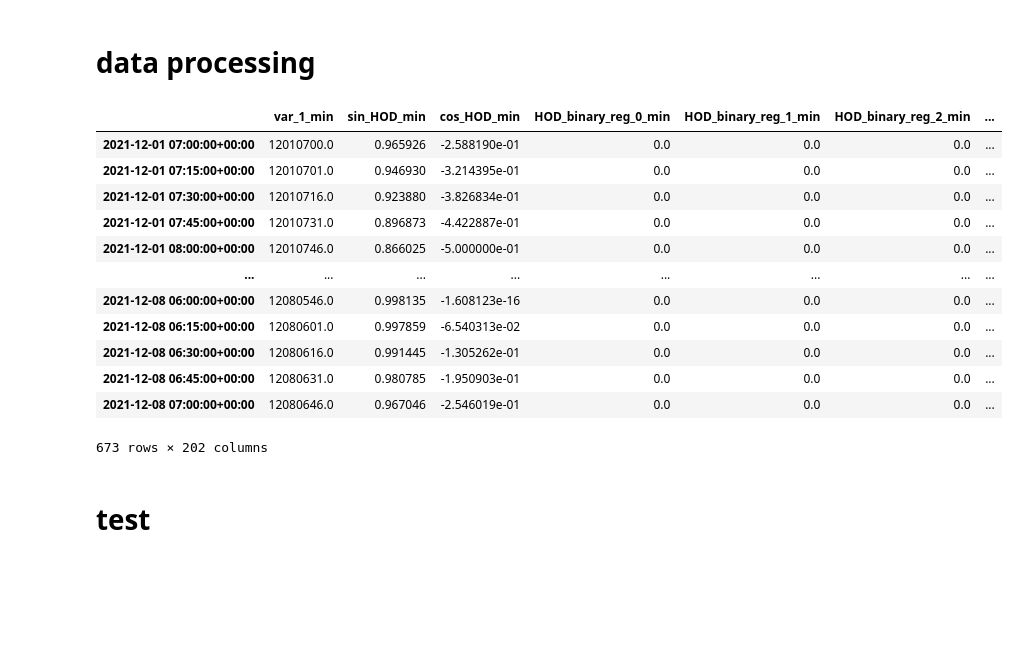
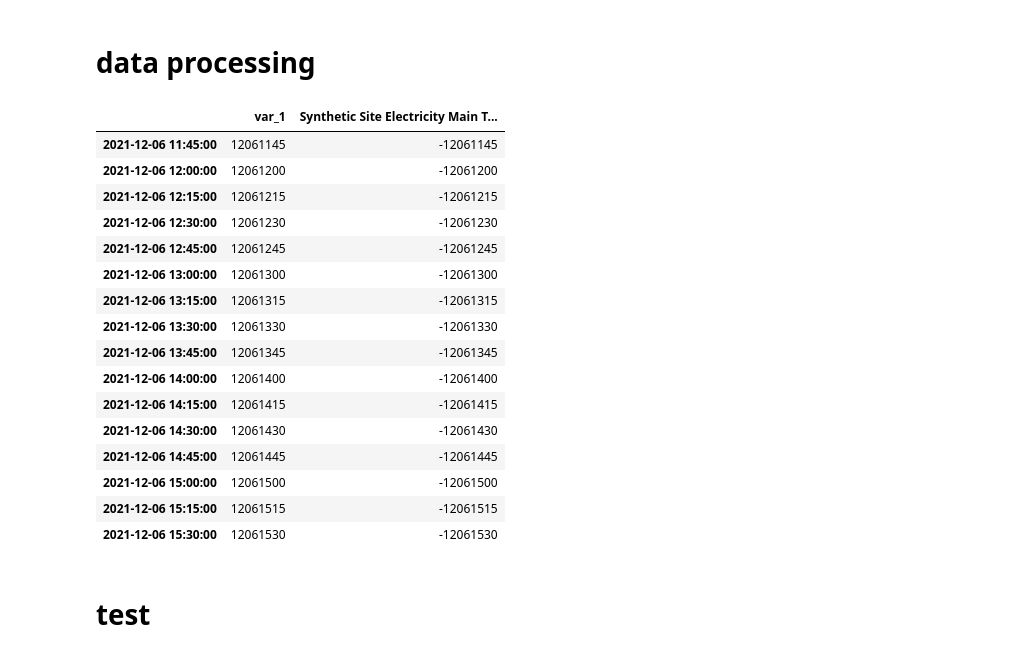
Before and after one commit to NREL/Wattile, a Jupyter notebook: notebooks/exploratory/data_processing_window_width_calc.ipynb, the cells around one changed output. Saved outputs shown, nothing was run; the diff lists cells and outputs as text; code cells hidden in the pictures; blank space fills up the shorter version.

```diff
--- a/notebooks/exploratory/data_processing_window_width_calc.ipynb
+++ b/notebooks/exploratory/data_processing_window_width_calc.ipynb
@@ -90,8 +90,14 @@ data, congfigs = read_dataset_from_file(configs)
 ####################################################################
 # create much simpler dummy data
 ####################################################################
+# target_var = configs["data_input"]["target_var"]
+# data = get_dummy_data(data.index[0], data.index[-1], "1min")
+# data = data.rename(columns={"target_var":target_var})
+####################################################################
+# create the most simplest dummy data
+####################################################################
 target_var = configs["data_input"]["target_var"]
-data = get_dummy_data(data.index[0], data.index[-1], "1min")
+data = get_dummy_data(pd.Timestamp("2021-12-06T11:45:00"), pd.Timestamp("2021-12-06T15:30:00"), "15min")
 data = data.rename(columns={"target_var":target_var})
 
 data
@@ -129,31 +139,35 @@ configs["learning_algorithm"]["use_case"] = "prediction"
 # %%
 # assert we have the correct columns and order them
 # data = correct_predictor_columns(configs, data)
 
 # sort and trim data specified time period
 # data = correct_timestamps(configs, data)
 
 # Add time-based features
-data = add_processed_time_columns(data, configs)
+# data = add_processed_time_columns(data, configs)
 
 # Add statistics features
-data = resample_or_rolling_stats(data, configs)
+# data = resample_or_rolling_stats(data, configs)
 
 data
 # %% [output]
-|  | var_1_min | sin_HOD_min | cos_HOD_min | HOD_binary_reg_0_min | HOD_binary_reg_1_min | HOD_binary_reg_2_min | ... |
-| 2021-12-01 07:00:00+00:00 | 12010700.0 | 0.965926 | -2.588190e-01 | 0.0 | 0.0 | 0.0 | ... |
-| 2021-12-01 07:15:00+00:00 | 12010701.0 | 0.946930 | -3.214395e-01 | 0.0 | 0.0 | 0.0 | ... |
-| 2021-12-01 07:30:00+00:00 | 12010716.0 | 0.923880 | -3.826834e-01 | 0.0 | 0.0 | 0.0 | ... |
-| 2021-12-01 07:45:00+00:00 | 12010731.0 | 0.896873 | -4.422887e-01 | 0.0 | 0.0 | 0.0 | ... |
-| 2021-12-01 08:00:00+00:00 | 12010746.0 | 0.866025 | -5.000000e-01 | 0.0 | 0.0 | 0.0 | ... |
-| ... | ... | ... | ... | ... | ... | ... | ... |
-| 2021-12-08 06:00:00+00:00 | 12080546.0 | 0.998135 | -1.608123e-16 | 0.0 | 0.0 | 0.0 | ... |
-| 2021-12-08 06:15:00+00:00 | 12080601.0 | 0.997859 | -6.540313e-02 | 0.0 | 0.0 | 0.0 | ... |
-| 2021-12-08 06:30:00+00:00 | 12080616.0 | 0.991445 | -1.305262e-01 | 0.0 | 0.0 | 0.0 | ... |
-| 2021-12-08 06:45:00+00:00 | 12080631.0 | 0.980785 | -1.950903e-01 | 0.0 | 0.0 | 0.0 | ... |
-| 2021-12-08 07:00:00+00:00 | 12080646.0 | 0.967046 | -2.546019e-01 | 0.0 | 0.0 | 0.0 | ... |
+|  | var_1 | Synthetic Site Electricity Main T... |
+| 2021-12-06 11:45:00 | 12061145 | -12061145 |
+| 2021-12-06 12:00:00 | 12061200 | -12061200 |
+| 2021-12-06 12:15:00 | 12061215 | -12061215 |
+| 2021-12-06 12:30:00 | 12061230 | -12061230 |
+| 2021-12-06 12:45:00 | 12061245 | -12061245 |
+| 2021-12-06 13:00:00 | 12061300 | -12061300 |
+| 2021-12-06 13:15:00 | 12061315 | -12061315 |
+| 2021-12-06 13:30:00 | 12061330 | -12061330 |
+| 2021-12-06 13:45:00 | 12061345 | -12061345 |
+| 2021-12-06 14:00:00 | 12061400 | -12061400 |
+| 2021-12-06 14:15:00 | 12061415 | -12061415 |
+| 2021-12-06 14:30:00 | 12061430 | -12061430 |
+| 2021-12-06 14:45:00 | 12061445 | -12061445 |
+| 2021-12-06 15:00:00 | 12061500 | -12061500 |
+| 2021-12-06 15:15:00 | 12061515 | -12061515 |
+| 2021-12-06 15:30:00 | 12061530 | -12061530 |
-673 rows × 202 columns
 # %% [markdown]
 # test
 # %% [markdown]
```
Also changed, not shown: parts of 16 cells of this notebook.
